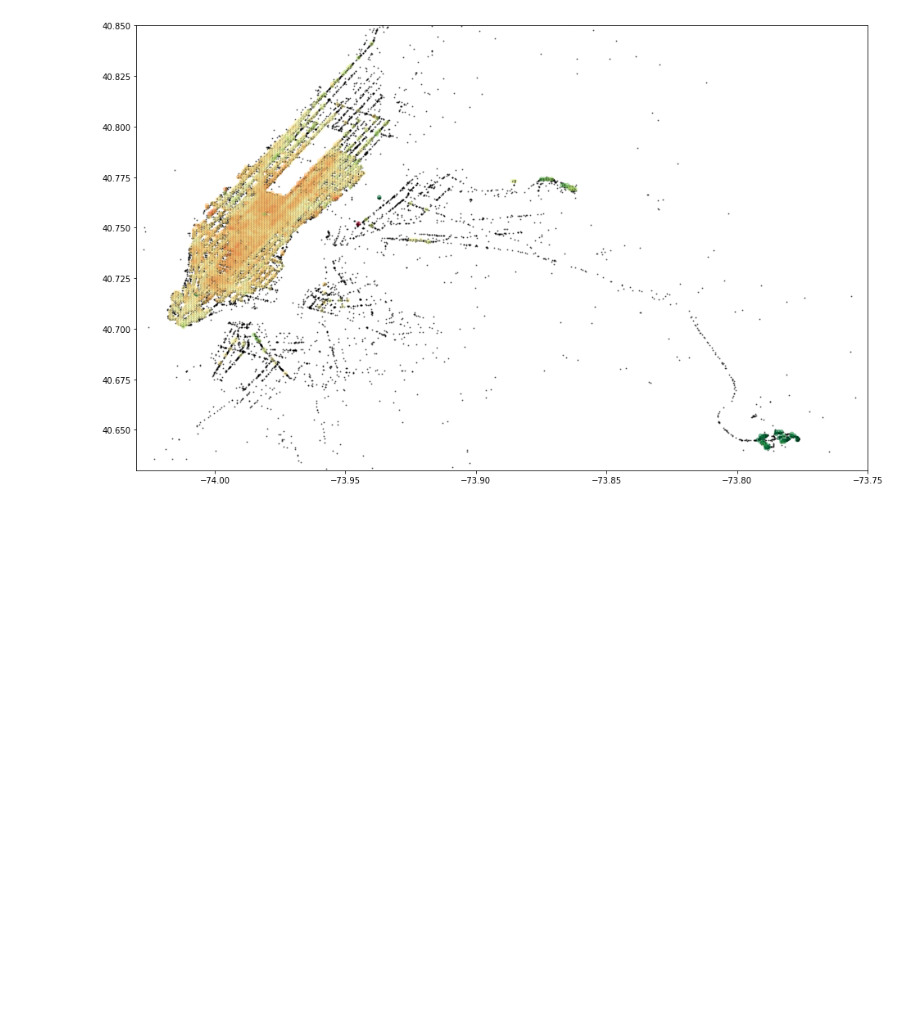
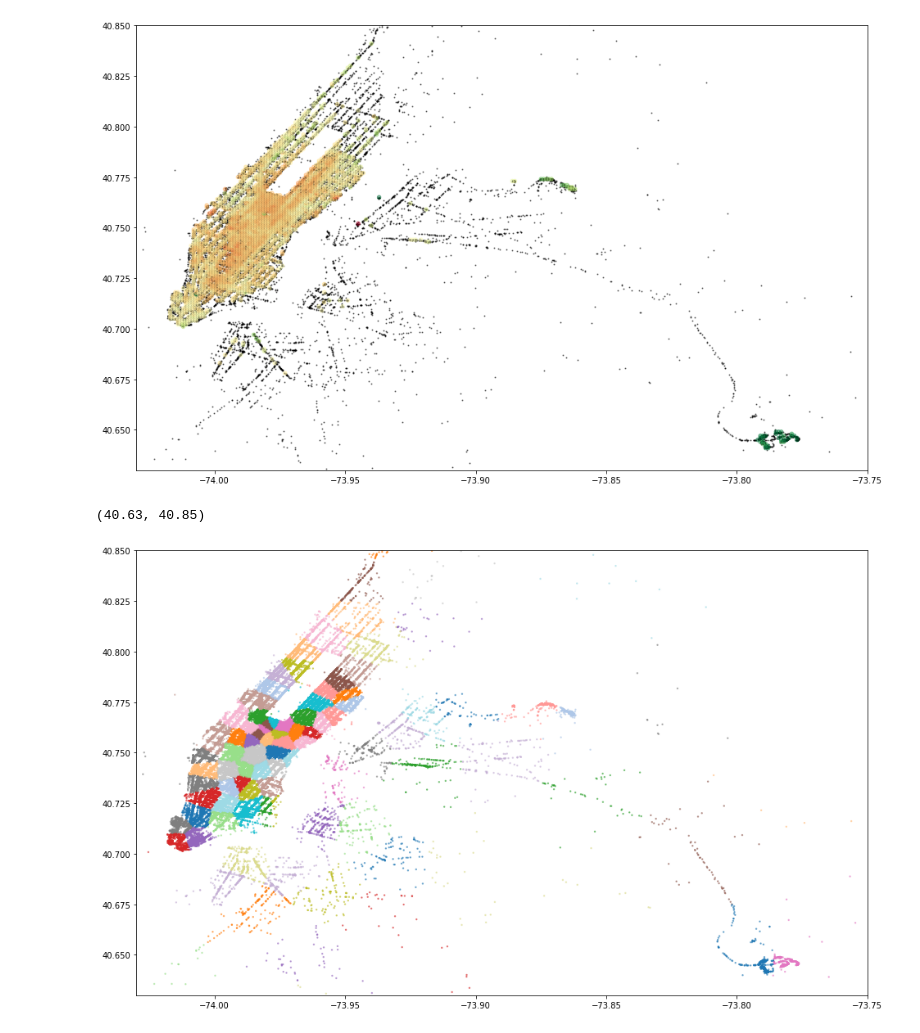
Before and after one commit to prabha-git/kaggle, a Jupyter notebook: New York City Taxi Trip Duration/From EDA to the Top (LB 0.367) by Beluga.ipynb, the cells around one changed output. Cells and saved outputs as stored; diff of their text form; code cells hidden in the pictures; blank space fills up the shorter version.

```diff
--- a/New York City Taxi Trip Duration/From EDA to the Top (LB 0.367) by Beluga.ipynb
+++ b/New York City Taxi Trip Duration/From EDA to the Top (LB 0.367) by Beluga.ipynb
@@ -216,0 +220,17 @@ train.loc[:,'center_long_bin']=np.round(train['center_longitude'],2)
+# %%
+sample_ind=np.random.permutation(len(coords))[:500000]
+kmeans=MiniBatchKMeans(n_clusters=100,batch_size=10000).fit(coords[sample_ind])
+# %%
+train.loc[:,'pickup_cluster']=kmeans.predict(train[['pickup_latitude','pickup_longitude']])
+train.loc[:,'dropoff_cluster']=kmeans.predict(train[['pickup_latitude','pickup_longitude']])
+test.loc[:,'pickup_cluster']=kmeans.predict(test[['pickup_latitude','pickup_longitude']])
+test.loc[:,'dropoff_cluster']=kmeans.predict(test[['pickup_latitude','pickup_longitude']])
+# %%
+fig,ax=plt.subplots(ncols=1,nrows=1)
+ax.scatter(train['pickup_longitude'].values[:N],train['pickup_latitude'].values[:N],s=2,alpha=.5,
+           c=train['pickup_cluster'].values[:N],cmap='tab20')
+ax.set_xlim(city_long_border)
+ax.set_ylim(city_lat_border)
+# %% [output]
+(40.63, 40.85)
+[figure, added]
```
Also changed, not shown: parts of 5 cells of this notebook.
